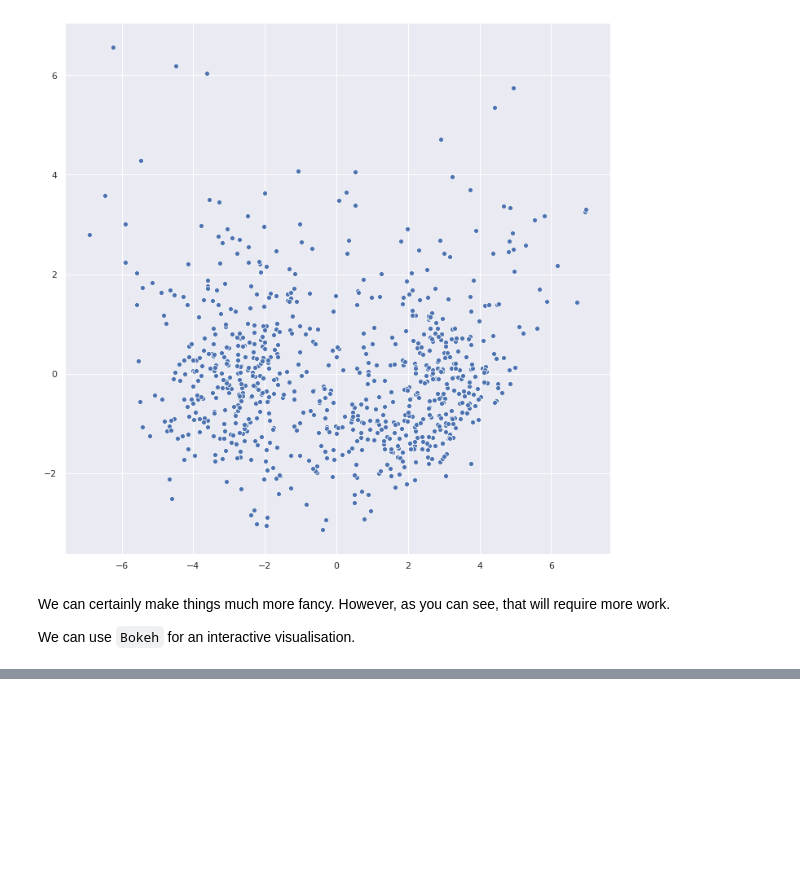
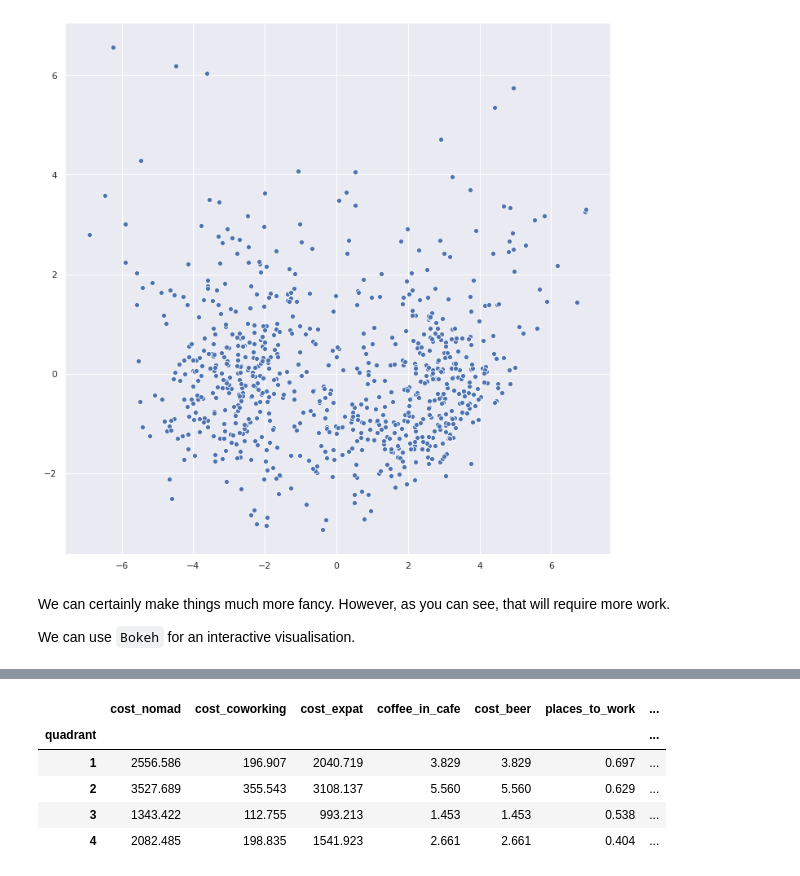
Before and after one commit to CALDISS-AAU/sdsphd19_coursematerials, a Jupyter notebook: notebooks/CALDISS_PHD_Intro_UML.ipynb, the cells around one changed output, grey strips where cells are left out. Saved outputs shown, nothing was run; the diff lists cells and outputs as text; code cells hidden in the pictures; blank space fills up the shorter version.

```diff
--- a/notebooks/CALDISS_PHD_Intro_UML.ipynb
+++ b/notebooks/CALDISS_PHD_Intro_UML.ipynb
@@ -701,6 +693,7 @@ from bokeh.transform import factor_cmap
 # %%
-# Define the data that we are going to use as a dictionary
-
-d = {'y':data_reduced[:,1],'x':data_reduced[:,0], 'place': cities.place,
-     'country':cities['alpha_2'],
-     'region':cities['sub_region']}
+# Define the data that we are going to use as a dataframe
+d = pd.DataFrame({'y': data_reduced[:,1],
+                 'x': data_reduced[:,0],
+                 'place': cities.place,
+                 'country': cities['alpha_2'],
+                 'region': cities['region']})
@@ -737,0 +709,2 @@ show(p)
+# %%
+data['quadrant'] = 0
@@ -737,0 +717,10 @@ show(p)
+# %%
+q1 = data[(d['x'] < 0) & (d['y'] < 0)].index
+q2 = data[(d['x'] < 0) & (d['y'] >= 0)].index
+q3 = data[(d['x'] >= 0) & (d['y'] < 0)].index
+q4 = data[(d['x'] >= 0) & (d['y'] >= 0)].index
+# %%
+data['quadrant'][q1] = 1
+data['quadrant'][q2] = 2
+data['quadrant'][q3] = 3
+data['quadrant'][q4] = 4
@@ -737,0 +745,9 @@ show(p)
+# %%
+data.groupby(['quadrant']).mean()
+# %% [output]
+|  | cost_nomad | cost_coworking | cost_expat | coffee_in_cafe | cost_beer | places_to_work | ... |
+| quadrant |  |  |  |  |  |  | ... |
+| 1 | 2556.586 | 196.907 | 2040.719 | 3.829 | 3.829 | 0.697 | ... |
+| 2 | 3527.689 | 355.543 | 3108.137 | 5.560 | 5.560 | 0.629 | ... |
+| 3 | 1343.422 | 112.755 | 993.213 | 1.453 | 1.453 | 0.538 | ... |
+| 4 | 2082.485 | 198.835 | 1541.923 | 2.661 | 2.661 | 0.404 | ... |
```
Also changed, not shown: parts of 19 cells of this notebook.
